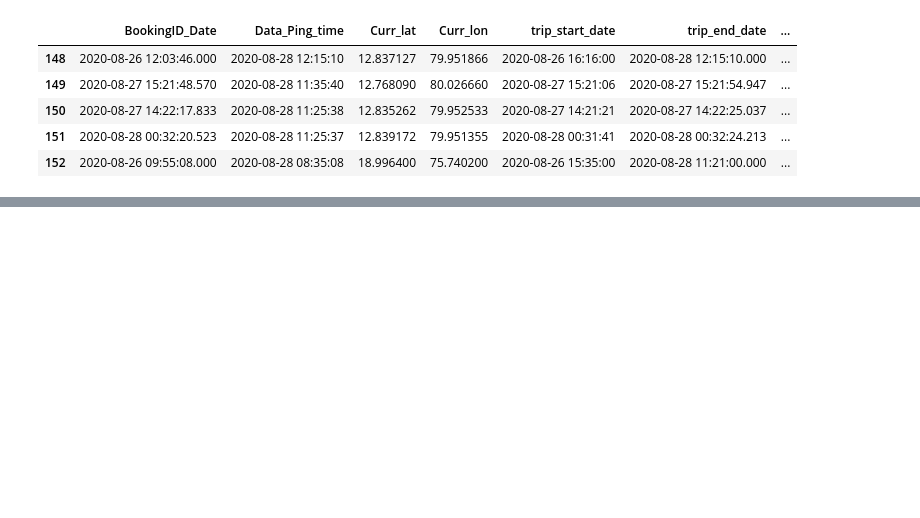
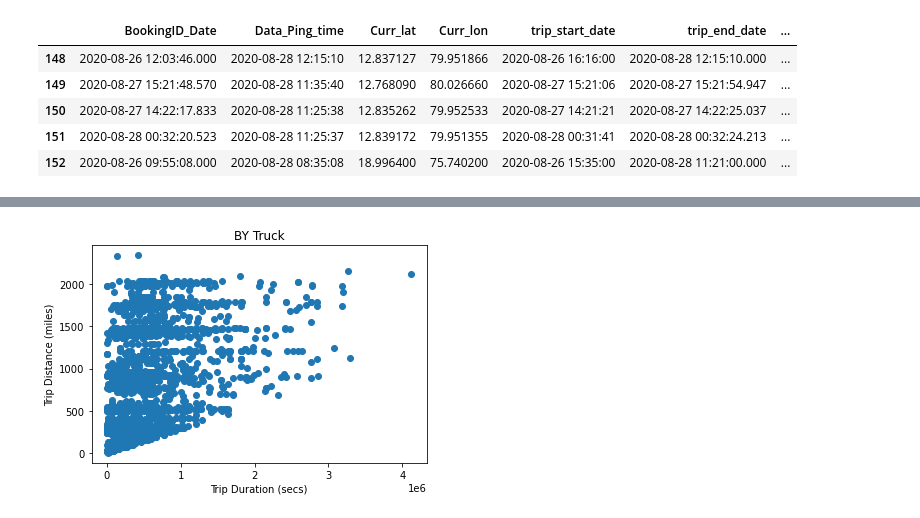
Before and after one commit to ShamZee/travelTime, a Jupyter notebook: FinalYearProject.ipynb, the cells around one changed output, grey strips where cells are left out. Cells and saved outputs as stored; diff of their text form; code cells hidden in the pictures; blank space fills up the shorter version.

```diff
--- a/FinalYearProject.ipynb
+++ b/FinalYearProject.ipynb
@@ -121,0 +244,8 @@ df
+# %%
+plt.scatter(truck_Duration, truck_distance)
+plt.title('BY Truck')
+plt.xlabel('Trip Duration (secs)')
+plt.ylabel('Trip Distance (miles)')
+plt.show()
+# %% [output]
+[figure, added]
```
Also changed, not shown: parts of 80 cells of this notebook.
